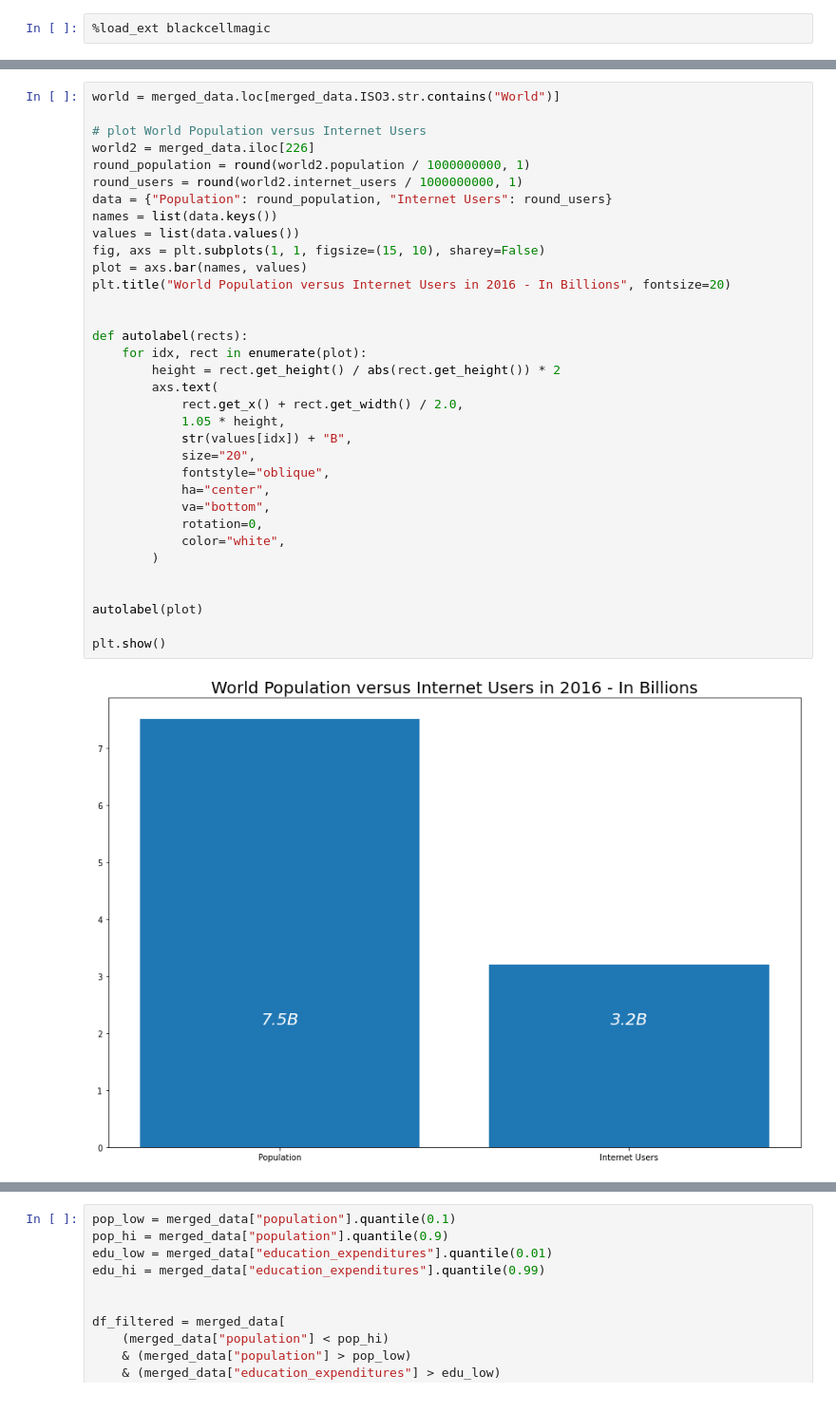
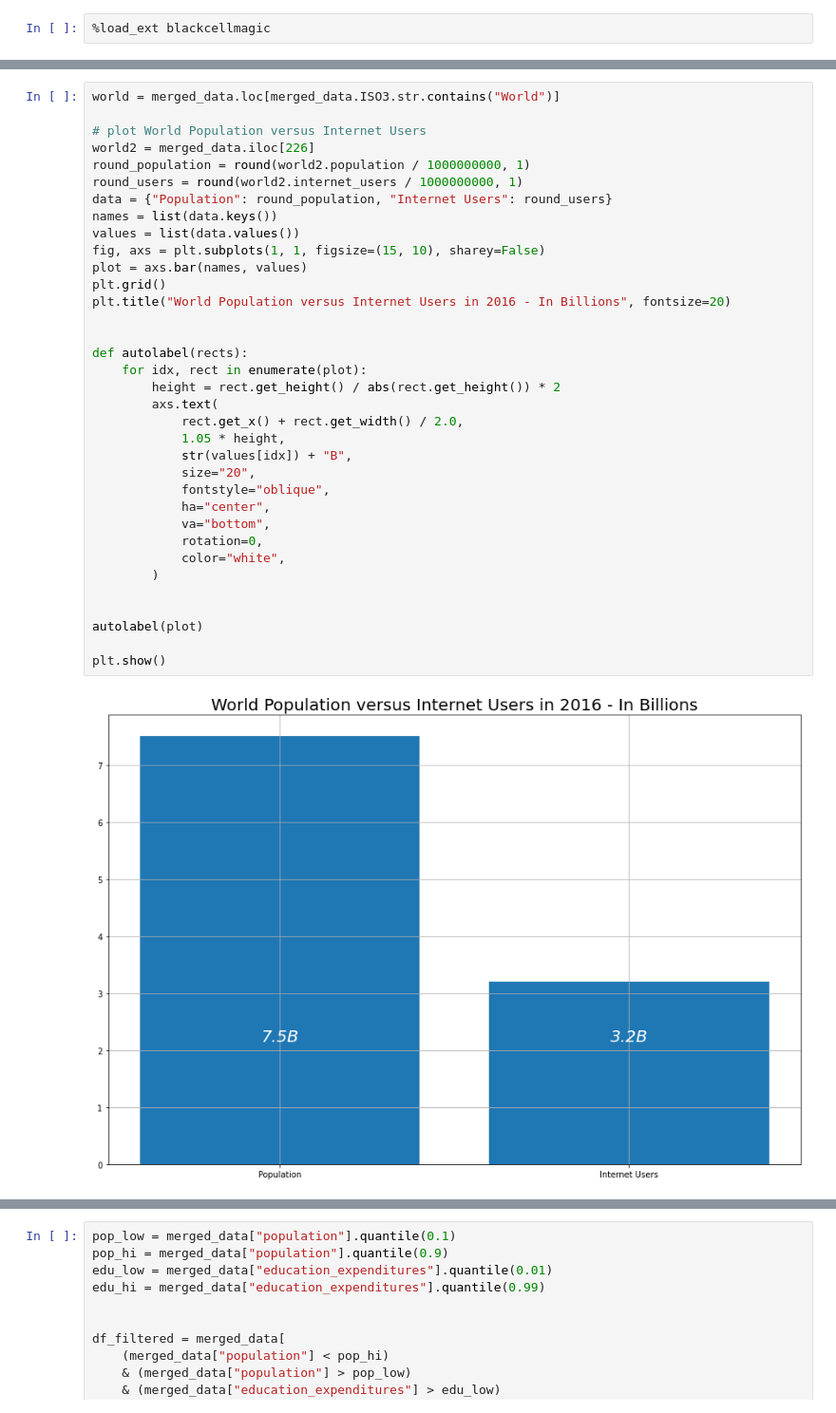
Before and after one commit to JoshuaFarmerATX/butterfly_effects_project, a Jupyter notebook: Butterfly_Effect_Final.ipynb, the cells around one changed output, grey strips where cells are left out. Shown at 95% size. Cells and saved outputs as stored; diff of their text form.

```diff
--- a/Butterfly_Effect_Final.ipynb
+++ b/Butterfly_Effect_Final.ipynb
@@ -83,34 +79,35 @@ world2 = merged_data.iloc[226]
 round_population = round(world2.population / 1000000000, 1)
 round_users = round(world2.internet_users / 1000000000, 1)
 data = {"Population": round_population, "Internet Users": round_users}
 names = list(data.keys())
 values = list(data.values())
 fig, axs = plt.subplots(1, 1, figsize=(15, 10), sharey=False)
 plot = axs.bar(names, values)
+plt.grid()
 plt.title("World Population versus Internet Users in 2016 - In Billions", fontsize=20)
 
 
 def autolabel(rects):
     for idx, rect in enumerate(plot):
         height = rect.get_height() / abs(rect.get_height()) * 2
         axs.text(
             rect.get_x() + rect.get_width() / 2.0,
             1.05 * height,
             str(values[idx]) + "B",
             size="20",
             fontstyle="oblique",
             ha="center",
             va="bottom",
             rotation=0,
             color="white",
         )
 
 
 autolabel(plot)
 
 plt.show()
 # %% [output]
-[figure, old version]
+[figure, new version]
 # %%
 # Population versus Internet users by area
 per_sub_area = (
```
Also changed, not shown: parts of 5 cells of this notebook.
